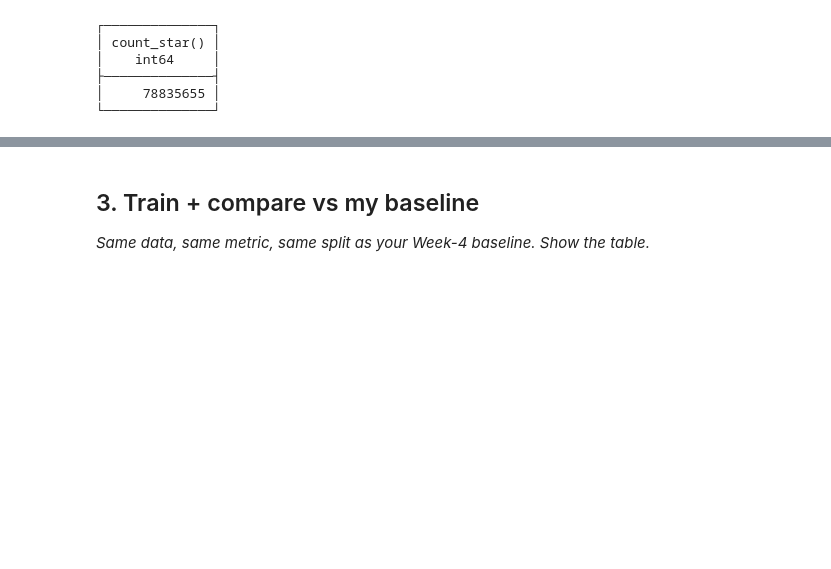
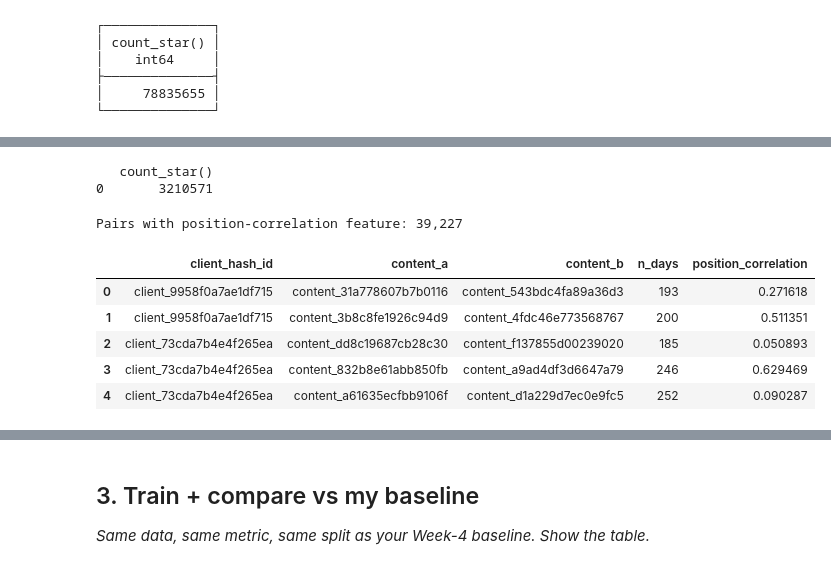
Before and after one commit to AdityaAAND/flyrank-ml-internship-starter, a Jupyter notebook: work/notebooks/w05_model.ipynb, the cells around one changed output, grey strips where cells are left out. Drawn from its saved outputs; the diff is of its cells as text; code cells hidden in the pictures; blank space fills up the shorter version.

```diff
--- a/work/notebooks/w05_model.ipynb
+++ b/work/notebooks/w05_model.ipynb
@@ -129,0 +306,46 @@ Snapshot end date: 2026-06-30 00:00:00
+# %%
+con.execute("""
+    CREATE OR REPLACE TABLE content_daily_position AS
+    SELECT f.client_hash_id, f.content_hash_id, f.report_date, f.gsc_avg_position
+    FROM read_parquet('hf://datasets/FlyRank/internship-warehouse/fact_content_daily_performance/**/*.parquet') f
+    JOIN pair_content_ids pc
+        ON f.client_hash_id = pc.client_hash_id AND f.content_hash_id = pc.content_hash_id
+    JOIN client_cutoffs c ON f.client_hash_id = c.client_hash_id
+    WHERE f.report_date < c.cutoff_date
+      AND f.gsc_data_available IS TRUE
+      AND f.gsc_avg_position > 0   -- 0 means "no position data", not position zero
+""")
+print(con.sql("SELECT COUNT(*) FROM content_daily_position").df())
+# %% [output]
+   count_star()
+0       3210571
+# %%
+position_corr = con.sql("""
+WITH pair_daily_pos AS (
+    SELECT
+        p.client_hash_id, p.content_a, p.content_b, da.report_date,
+        da.gsc_avg_position AS pos_a, db.gsc_avg_position AS pos_b
+    FROM pairs p
+    JOIN content_daily_position da ON p.client_hash_id = da.client_hash_id AND p.content_a = da.content_hash_id
+    JOIN content_daily_position db ON p.client_hash_id = db.client_hash_id AND p.content_b = db.content_hash_id
+        AND da.report_date = db.report_date
+)
+SELECT
+    client_hash_id, content_a, content_b,
+    COUNT(*) AS n_days,
+    CORR(pos_a, pos_b) AS position_correlation
+FROM pair_daily_pos
+GROUP BY client_hash_id, content_a, content_b
+HAVING COUNT(*) >= 10
+""").df()
+
+print(f"Pairs with position-correlation feature: {len(position_corr):,}")
+position_corr.head()
+# %% [output]
+Pairs with position-correlation feature: 39,227
+|  | client_hash_id | content_a | content_b | n_days | position_correlation |
+| 0 | client_9958f0a7ae1df715 | content_31a778607b7b0116 | content_543bdc4fa89a36d3 | 193 | 0.271618 |
+| 1 | client_9958f0a7ae1df715 | content_3b8c8fe1926c94d9 | content_4fdc46e773568767 | 200 | 0.511351 |
+| 2 | client_73cda7b4e4f265ea | content_dd8c19687cb28c30 | content_f137855d00239020 | 185 | 0.050893 |
+| 3 | client_73cda7b4e4f265ea | content_832b8e61abb850fb | content_a9ad4df3d6647a79 | 246 | 0.629469 |
+| 4 | client_73cda7b4e4f265ea | content_a61635ecfbb9106f | content_d1a229d7ec0e9fc5 | 252 | 0.090287 |
```
Also changed, not shown: parts of 21 cells of this notebook.
